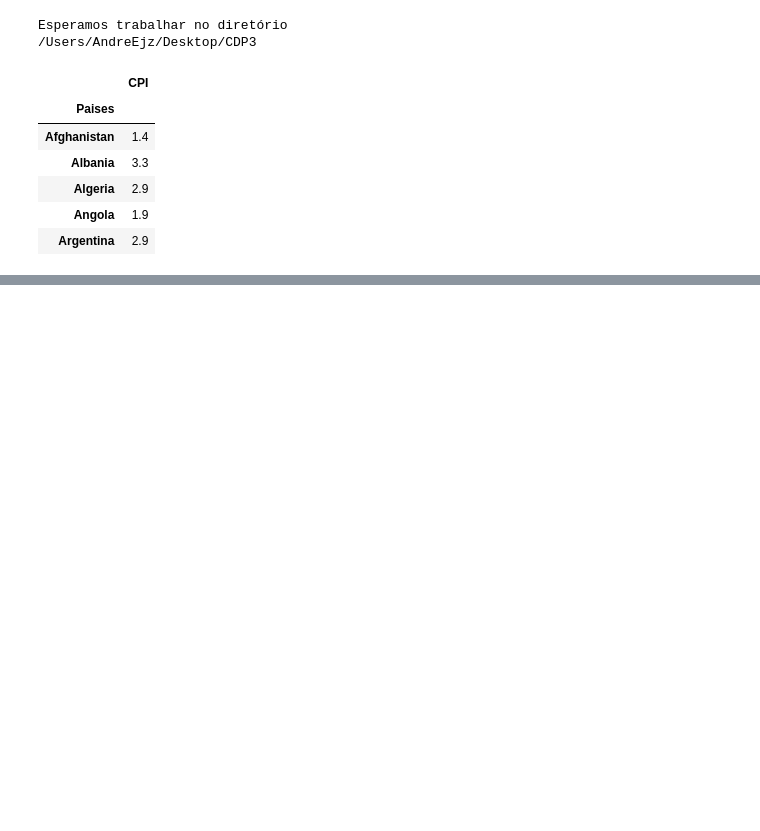
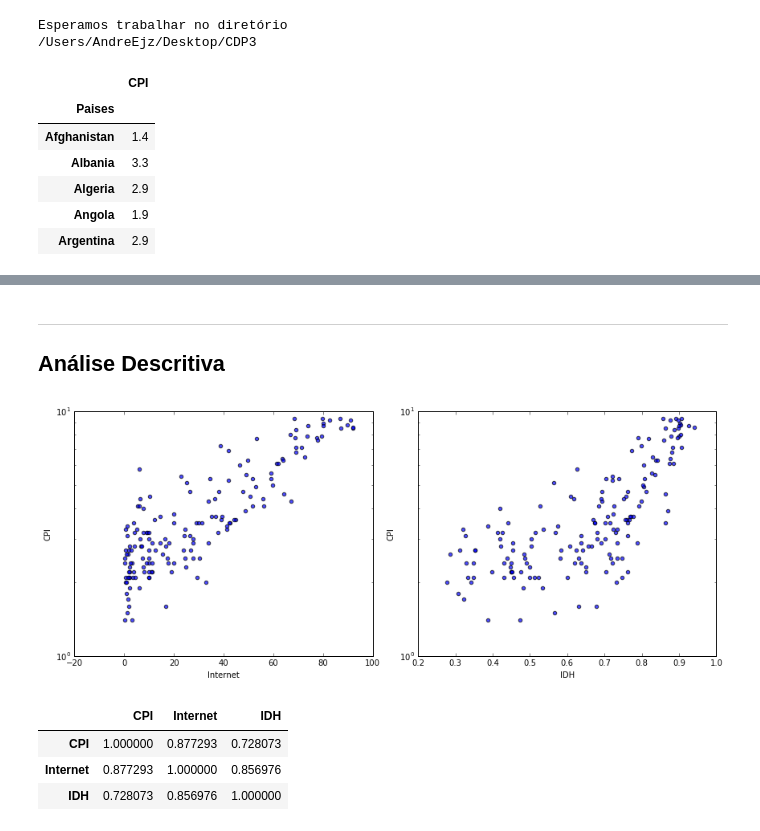
Before and after one commit to decoejz/CDP3, a Jupyter notebook: Projeto 3.ipynb, the cells around one changed output, grey strips where cells are left out. Drawn from its saved outputs; the diff is of its cells as text; code cells hidden in the pictures; blank space fills up the shorter version.

```diff
--- a/Projeto 3.ipynb
+++ b/Projeto 3.ipynb
@@ -73,0 +68,4 @@ dados.shape
+# %%
+X = 'Internet'
+Y = 'CPI'
+n = len(dados[X])
@@ -73,0 +106,25 @@ dados.shape
+# %% [markdown]
+____
+## Análise Descritiva
+# %%
+f, ax = plt.subplots(1,2,figsize=(12,5))
+ax[0].scatter(dados.Internet, dados[Y], alpha=0.7)  # Plot the raw data
+ax[0].set_xlabel("Internet")
+ax[0].set_ylabel(Y)
+ax[0].set_yscale('log')
+
+ax[1].scatter(dados.IDH, dados[Y], alpha=0.7)  # Plot the raw data
+ax[1].set_xlabel("IDH")
+ax[1].set_ylabel(Y)
+ax[1].set_yscale('log')
+
+plt.tight_layout(1)
+# %% [output]
+[figure, added]
+# %%
+dados.corr(method='pearson')
+# %% [output]
+|  | CPI | Internet | IDH |
+| CPI | 1.000000 | 0.877293 | 0.728073 |
+| Internet | 0.877293 | 1.000000 | 0.856976 |
+| IDH | 0.728073 | 0.856976 | 1.000000 |
```
Also changed, not shown: parts of 9 cells of this notebook, 1 other file.
